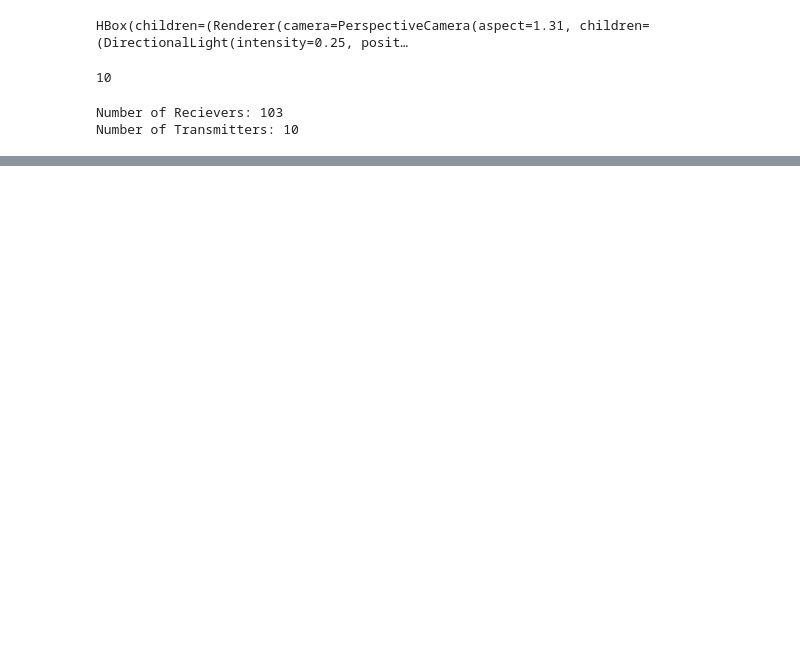
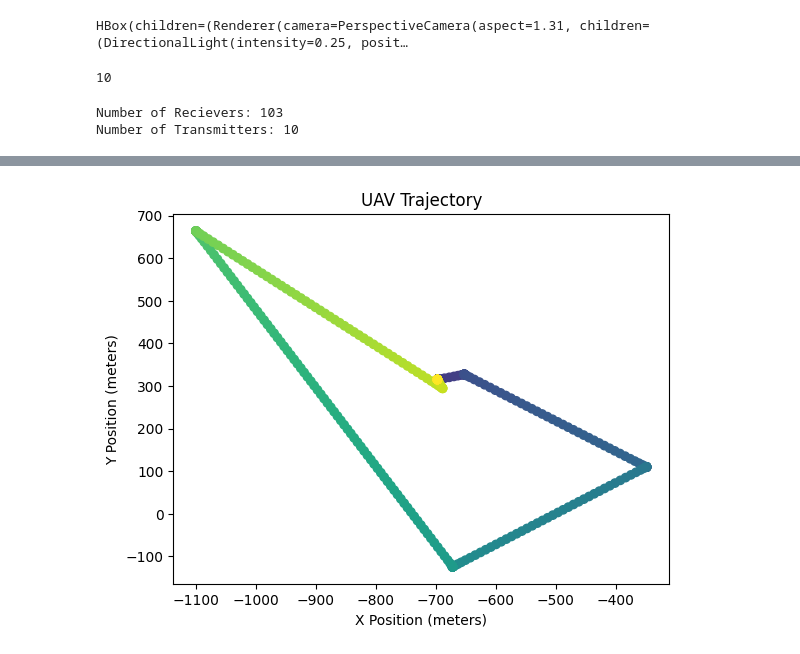
Before and after one commit to Lognam-Huang/RL-AERPAW-DT, a Jupyter notebook: src/AERPAWDemonstration.ipynb, the cells around one changed output, grey strips where cells are left out. Cells and saved outputs as stored; diff of their text form; code cells hidden in the pictures; blank space fills up the shorter version.

```diff
--- a/src/AERPAWDemonstration.ipynb
+++ b/src/AERPAWDemonstration.ipynb
@@ -160,0 +228,35 @@ Number of Transmitters: 10
+# %%
+# Grabbing UAV position over time
+
+lat = {}
+lon = {}
+height = {}
+with open("../data/aerpaw/vehicle_out.txt", "r") as f:
+    for line in f.readlines():
+        tokens = line.split(",")
+        time = parseTimeToken(tokens[-3].split(" ")[1])
+        lat[time] = float(tokens[2])
+        lon[time] = float(tokens[1])
+        height[time] = float(tokens[3])
+
+# Putting the data into local coordinates, and then into the dataframe
+
+R = 6371201  # Radius of Earth at Raleigh, in meters
+BASIS = np.array([35.733395, -78.699109, 25])
+def latLon(lat_lon, basis):
+    """
+    Converts a single point to lat/lon, with respect to the basis point
+    """
+    return np.array([R * np.sin((lat_lon[0] - basis[0]) * np.pi / 180),
+                    R * np.sin((lat_lon[1] - basis[1]) * np.pi / 180),
+                    lat_lon[2]])
+
+positions = np.array([list(lat.values()), list(lon.values()), list(height.values())]).T
+print(positions.shape)
+for i in range(len(positions)):
+    positions[i] = latLon(positions[i], BASIS)
+
+df.insert(5, "X", positions[:, 0])
+df.insert(6, "Y", positions[:, 1])
+df.insert(7, "Height", positions[:, 2])
+print(df)
@@ -160,0 +281,10 @@ Number of Transmitters: 10
+# %%
+# Map of UAV trajectory, color-coded by time with lighter as the start
+
+plt.scatter(df["X"], df["Y"], c=df["Time"]/max(df["Time"]))
+plt.title("UAV Trajectory")
+plt.xlabel("X Position (meters)")
+plt.ylabel("Y Position (meters)")
+plt.show()
+# %% [output]
+[figure, added]
```
Also changed, not shown: parts of 10 cells of this notebook, 2 other files.
